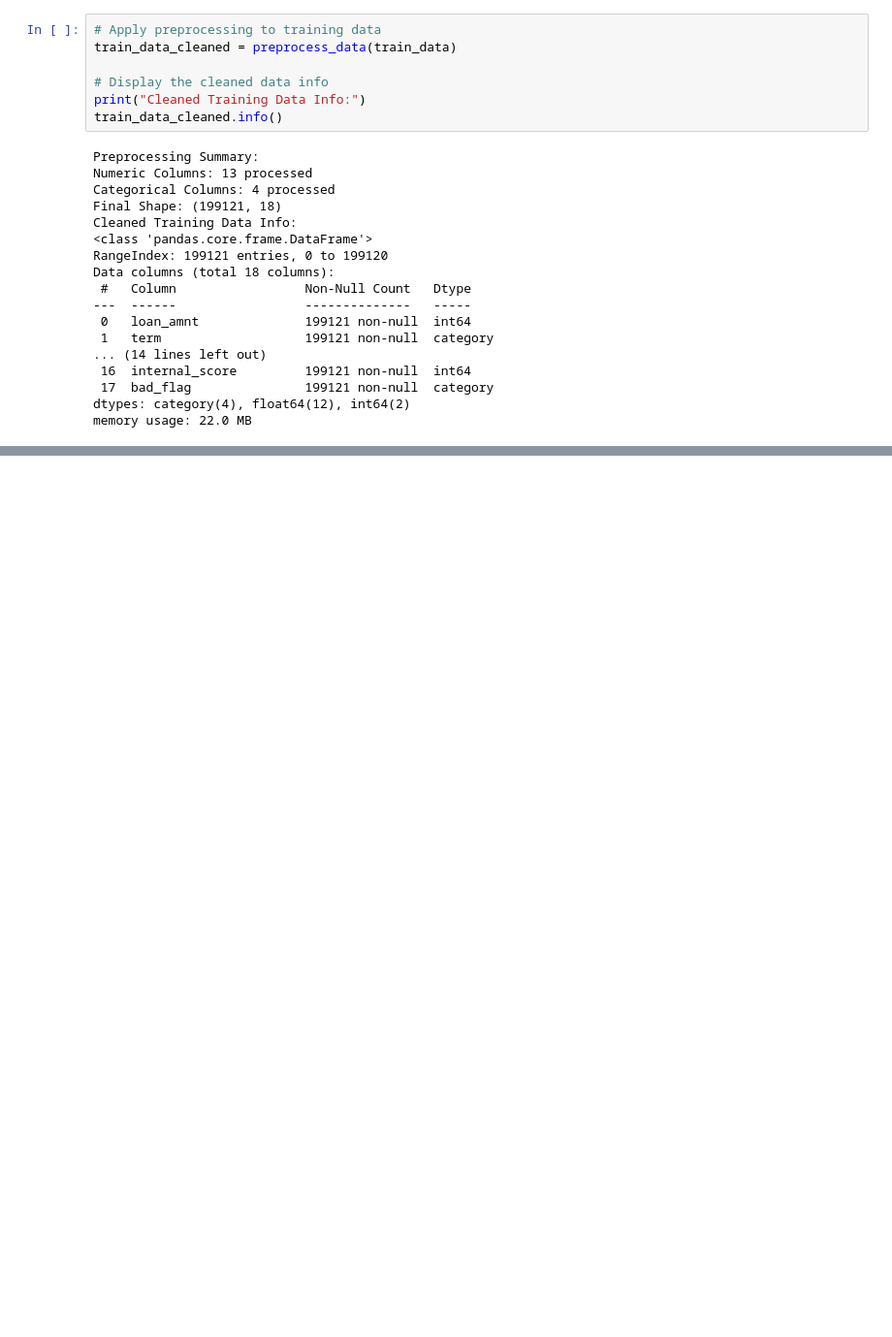
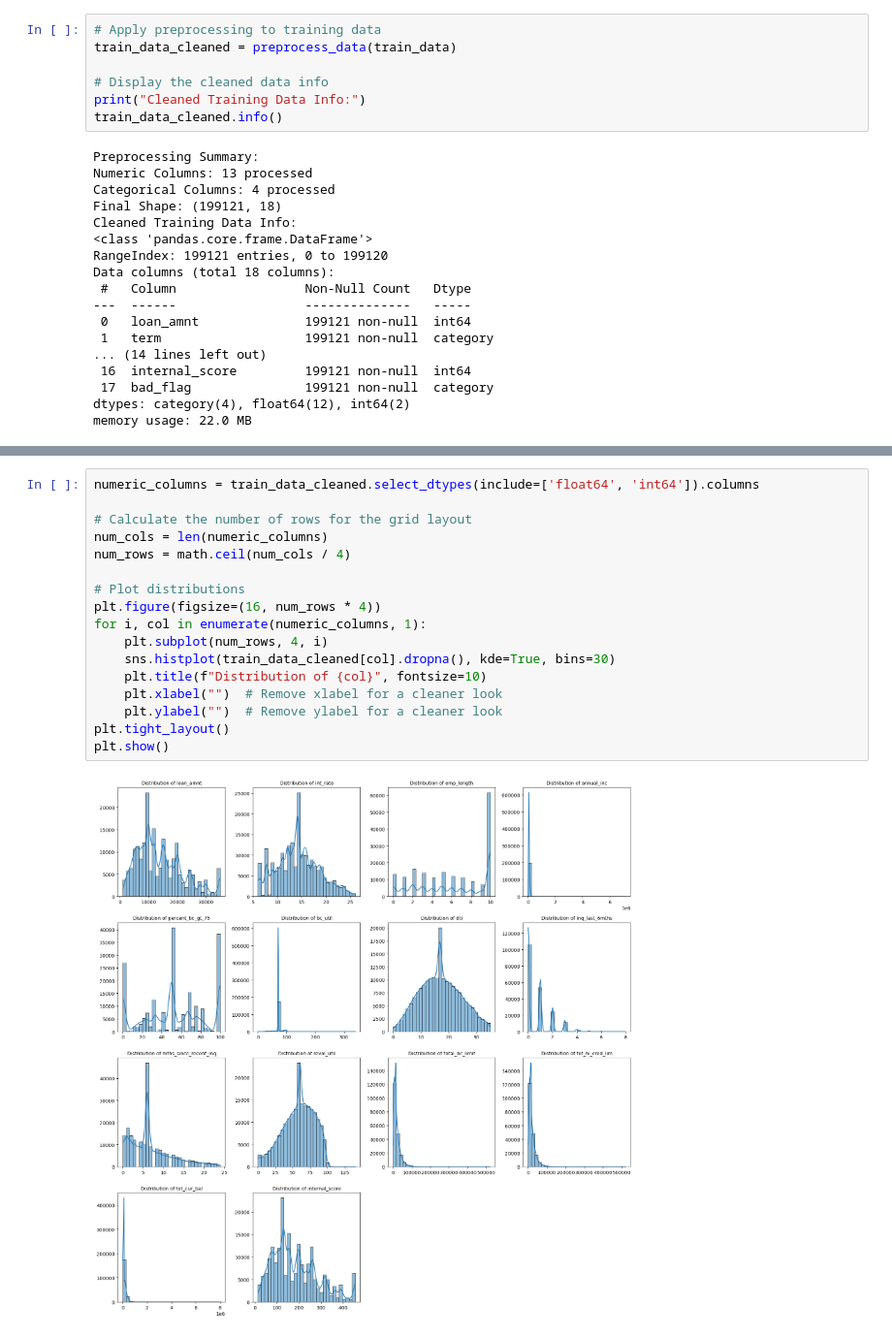
Before and after one commit to AmalChebbi/loan-prediction, a Jupyter notebook: Project.ipynb, the cells around one changed output, grey strips where cells are left out. Shown at 97% size. Drawn from its saved outputs; the diff is of its cells as text; blank space fills up the shorter version.

Commit message:
Performed EDA and some data cleansing  to Project.ipynb

```diff
--- a/Project.ipynb
+++ b/Project.ipynb
@@ -189,0 +198,19 @@ memory usage: 22.0 MB
+# %%
+numeric_columns = train_data_cleaned.select_dtypes(include=['float64', 'int64']).columns
+
+# Calculate the number of rows for the grid layout
+num_cols = len(numeric_columns)
+num_rows = math.ceil(num_cols / 4)
+
+# Plot distributions
+plt.figure(figsize=(16, num_rows * 4))
+for i, col in enumerate(numeric_columns, 1):
+    plt.subplot(num_rows, 4, i)
+    sns.histplot(train_data_cleaned[col].dropna(), kde=True, bins=30)
+    plt.title(f"Distribution of {col}", fontsize=10)
+    plt.xlabel("")  # Remove xlabel for a cleaner look
+    plt.ylabel("")  # Remove ylabel for a cleaner look
+plt.tight_layout()
+plt.show()
+# %% [output]
+[figure, added]
```
Also changed, not shown: parts of 13 cells of this notebook.
